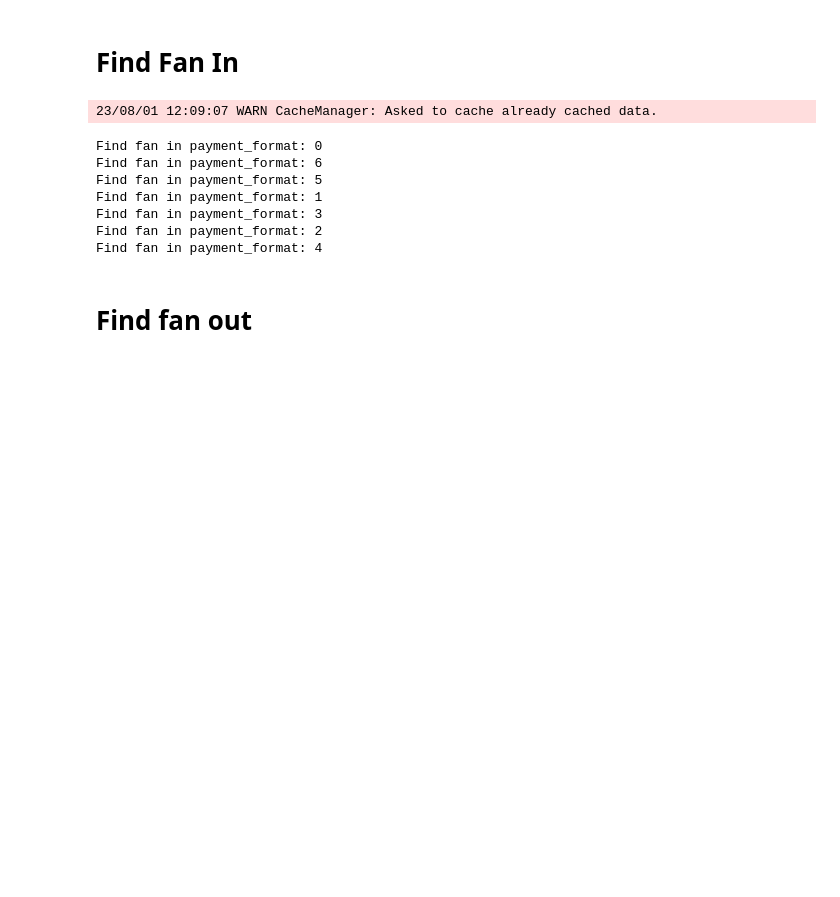
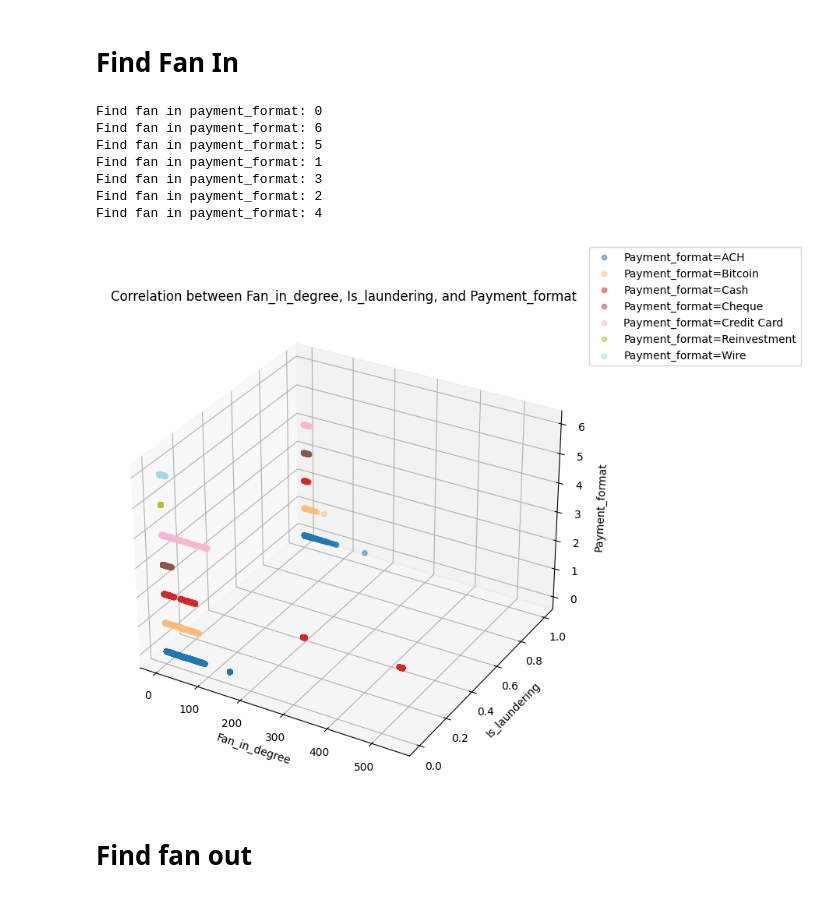
Before and after one commit to fabiobrambilla98/Joint_Project_AMD_SM2L, a Jupyter notebook: project/data_analyses.ipynb, the cells around one changed output. Cells and saved outputs as stored; diff of their text form; code cells hidden in the pictures; blank space fills up the shorter version.

```diff
--- a/project/data_analisis.ipynb
+++ b/project/data_analyses.ipynb
@@ -574,6 +584,7 @@ for payment_format in payment_formats:
             col("index"),
             col("timestamp"),
             col("payment_currency"),
+            col("payment_format"),
             col("is_laundering")
 
         )
@@ -584,19 +595,18 @@ for payment_format in payment_formats:
     else:
         total_fan_in = total_fan_in.unionAll(find_fanin(g))
 # %% [output]
-23/08/01 12:09:07 WARN CacheManager: Asked to cache already cached data.
+Find fan in payment_format: 0
+Find fan in payment_format: 6
+Find fan in payment_format: 5
+Find fan in payment_format: 1
+Find fan in payment_format: 3
+Find fan in payment_format: 2
+Find fan in payment_format: 4
-Find fan in payment_format: 0
-Find fan in payment_format: 6
-Find fan in payment_format: 5
-Find fan in payment_format: 1
-Find fan in payment_format: 3
-Find fan in payment_format: 2
-Find fan in payment_format: 4
 # %%
 # Definisci la funzione UDF per estrarre i valori dalla colonna "transaction" e creare una struttura
 def extract_values(transaction):
-    src, dst, index, timestamp, payment_format, is_laundering = transaction
-    return (src, dst, index, timestamp, payment_format, is_laundering)
+    src, dst, index, timestamp, payment_currency, payment_format, is_laundering = transaction
+    return (src, dst, index, timestamp,payment_currency,  payment_format, is_laundering)
 
 # Definisci lo schema per il DataFrame Spark
 schema = StructType([
@@ -604,6 +614,7 @@ schema = StructType([
     StructField("dst", IntegerType(), True),
     StructField("index", IntegerType(), True),
     StructField("timestamp", FloatType(), True),
+    StructField("payment_currency", IntegerType(), True),
     StructField("payment_format", IntegerType(), True),
     StructField("is_laundering", IntegerType(), True)
 ])
@@ -615,48 +626,58 @@ new_spark_df = total_fan_in.withColumn("extracted", extract_udf("transaction"))
 # Seleziona le colonne necessarie e converte il DataFrame Spark in un DataFrame Pandas
 pandas_df = new_spark_df.select("extracted.*", "fan_in_degree").toPandas()
 # %%
+import matplotlib.pyplot as plt
+from mpl_toolkits.mplot3d import Axes3D
+import matplotlib.cm as cm
+
+# Assume you have loaded the DataFrame 'df' with the data
+
+# Filter out rows where timestamp is NaN (if needed)
+# df = df.dropna(subset=['timestamp'])
+
 # Create a color map for different payment_formats
 num_unique_payment_formats = pandas_df['payment_format'].nunique()
-color_map = plt.cm.get_cmap('tab20', num_unique_payment_formats)  # Choose 'tab20' colormap for more distinct colors
+color_map = cm.get_cmap('tab20', num_unique_payment_formats) # Choose 'tab20' colormap for more distinct colors
 
 # Mapping dictionary for payment_format names
 payment_format_names = {
     0: 'ACH',
     1: 'Bitcoin',
     2: 'Cash',
     3: 'Cheque',
     4: 'Credit Card',
     5: 'Reinvestment',
     6: 'Wire',
     # Add more mappings as needed
 }
 
 # Replace the payment_format values with their desired names
 pandas_df['payment_format_name'] = pandas_df['payment_format'].map(payment_format_names)
 
 # Create a 3D scatter plot
-fig = plt.figure(figsize=(10, 8))
+fig = plt.figure(figsize=(25, 8))
 ax = fig.add_subplot(111, projection='3d')
 
 # Plot the points with different colors based on payment_format
 for i, (payment_format, group_df) in enumerate(pandas_df.groupby('payment_format_name')):
     color = color_map(i / num_unique_payment_formats)  # Map payment_format to a color from the colormap
     ax.scatter(group_df['fan_in_degree'], group_df['is_laundering'], group_df['payment_format'],
-               alpha=0.5, marker='o', color=color)
-
-    # Add text annotation for payment_format on the vertical axis
-    for j, (fan_in_degree, is_laundering, _) in enumerate(group_df[['fan_in_degree', 'is_laundering', 'payment_format']].values):
-        ax.text(fan_in_degree, is_laundering, j, payment_format, color=color, fontsize=8)
+               alpha=0.5, marker='o', color=color, label=f'Payment_format={payment_format}')
 
 # Set axis labels
 ax.set_xlabel('Fan_in_degree')
 ax.set_ylabel('Is_laundering')
 ax.set_zlabel('Payment_format')
 
 # Set the title
 ax.set_title('Correlation between Fan_in_degree, Is_laundering, and Payment_format')
 
+# Create a custom legend outside of the 3D plot
+ax.legend(loc='center left', bbox_to_anchor=(1, 1))
+
 plt.show()
+# %% [output]
+[figure, added]
 # %% [markdown]
 # Find fan out
 # %%
```
Also changed, not shown: parts of 10 cells of this notebook.
